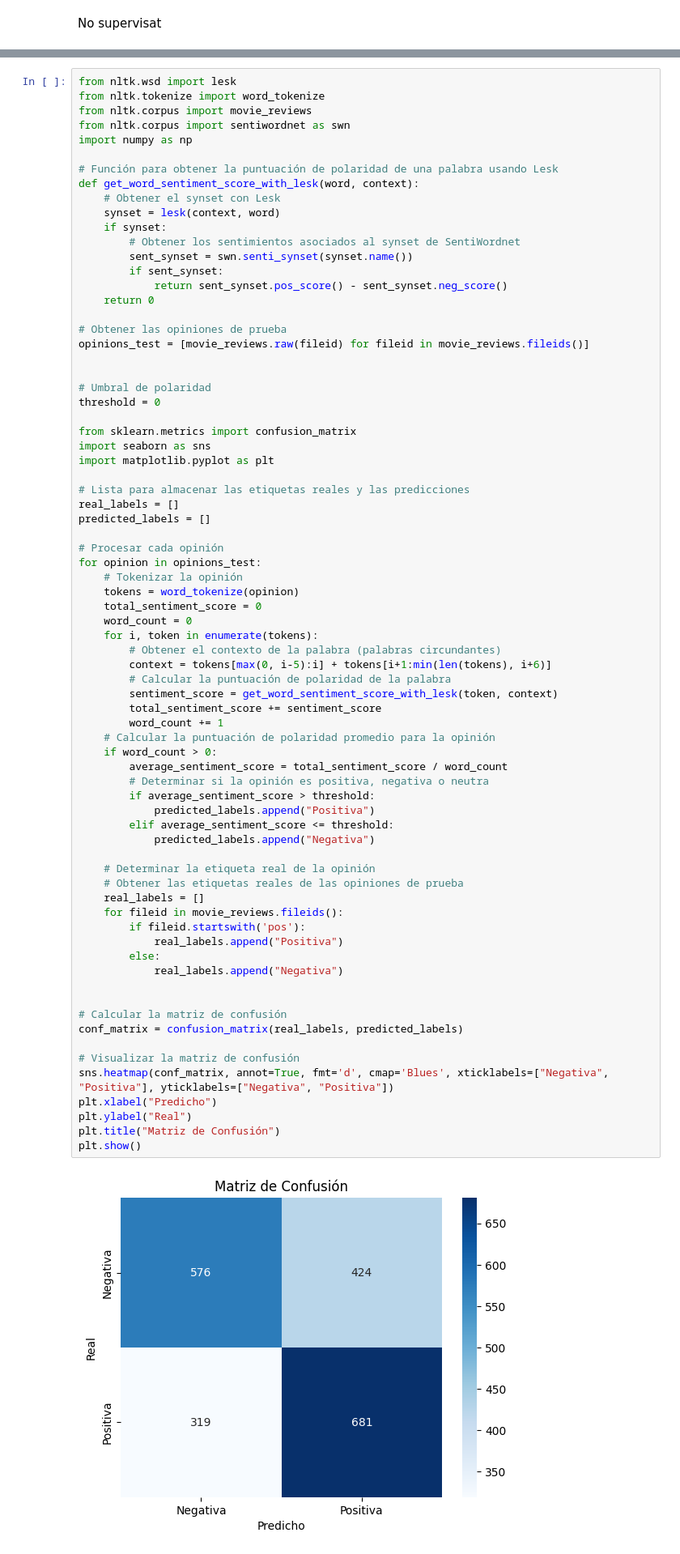
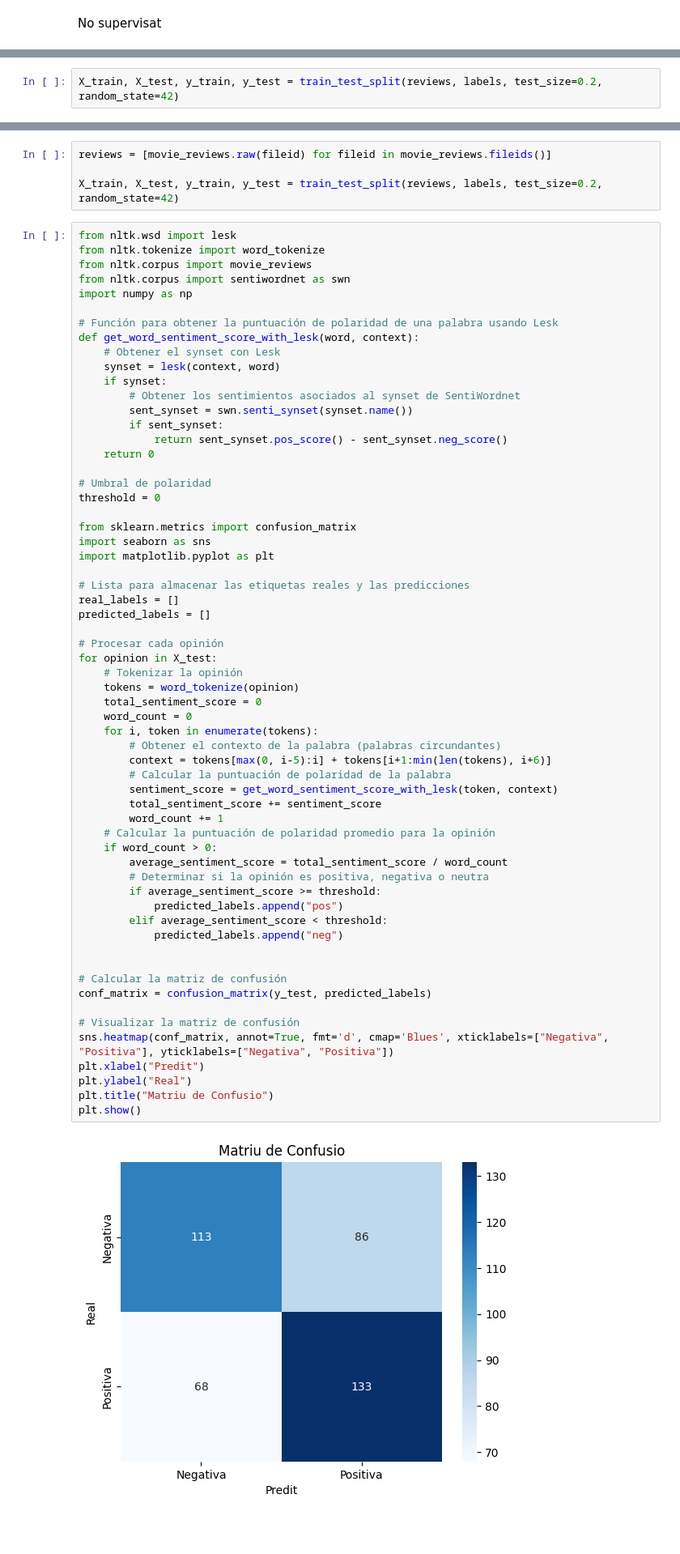
Before and after one commit to polmf/Detecci-d-opinions, a Jupyter notebook: prova.ipynb, the cells around one changed output, grey strips where cells are left out. Shown: that part at 81% size. Saved outputs shown, nothing was run; the diff lists cells and outputs as text; blank space fills up the shorter version.

```diff
--- a/prova.ipynb
+++ b/prova.ipynb
@@ -218,2 +192,4 @@ nltk.download('sentiwordnet')
 True
+# %%
+X_train, X_test, y_train, y_test = train_test_split(reviews, labels, test_size=0.2, random_state=42)
 # %%
@@ -273,3 +258,7 @@ for opinion in opinions_test:
+# %%
+reviews = [movie_reviews.raw(fileid) for fileid in movie_reviews.fileids()]
+
+X_train, X_test, y_train, y_test = train_test_split(reviews, labels, test_size=0.2, random_state=42)
 # %%
 from nltk.wsd import lesk
 from nltk.tokenize import word_tokenize
@@ -288,10 +277,6 @@ def get_word_sentiment_score_with_lesk(word, context):
             return sent_synset.pos_score() - sent_synset.neg_score()
     return 0
 
-# Obtener las opiniones de prueba
-opinions_test = [movie_reviews.raw(fileid) for fileid in movie_reviews.fileids()]
-
-
 # Umbral de polaridad
 threshold = 0
 
@@ -301,48 +286,39 @@ import matplotlib.pyplot as plt
 
 # Lista para almacenar las etiquetas reales y las predicciones
 real_labels = []
 predicted_labels = []
 
 # Procesar cada opinión
-for opinion in opinions_test:
+for opinion in X_test:
     # Tokenizar la opinión
     tokens = word_tokenize(opinion)
     total_sentiment_score = 0
     word_count = 0
     for i, token in enumerate(tokens):
         # Obtener el contexto de la palabra (palabras circundantes)
         context = tokens[max(0, i-5):i] + tokens[i+1:min(len(tokens), i+6)]
         # Calcular la puntuación de polaridad de la palabra
         sentiment_score = get_word_sentiment_score_with_lesk(token, context)
         total_sentiment_score += sentiment_score
         word_count += 1
     # Calcular la puntuación de polaridad promedio para la opinión
     if word_count > 0:
         average_sentiment_score = total_sentiment_score / word_count
         # Determinar si la opinión es positiva, negativa o neutra
-        if average_sentiment_score > threshold:
-            predicted_labels.append("Positiva")
-        elif average_sentiment_score <= threshold:
-            predicted_labels.append("Negativa")
-
-    # Determinar la etiqueta real de la opinión
-    # Obtener las etiquetas reales de las opiniones de prueba
-    real_labels = []
-    for fileid in movie_reviews.fileids():
-        if fileid.startswith('pos'):
-            real_labels.append("Positiva")
-        else:
-            real_labels.append("Negativa")
+        if average_sentiment_score >= threshold:
+            predicted_labels.append("pos")
+        elif average_sentiment_score < threshold:
+            predicted_labels.append("neg")
 
 
 # Calcular la matriz de confusión
-conf_matrix = confusion_matrix(real_labels, predicted_labels)
+conf_matrix = confusion_matrix(y_test, predicted_labels)
 
 # Visualizar la matriz de confusión
 sns.heatmap(conf_matrix, annot=True, fmt='d', cmap='Blues', xticklabels=["Negativa", "Positiva"], yticklabels=["Negativa", "Positiva"])
-plt.xlabel("Predicho")
+plt.xlabel("Predit")
 plt.ylabel("Real")
-plt.title("Matriz de Confusión")
+plt.title("Matriu de Confusio")
 plt.show()
 # %% [output]
-[figure, old version]
+[figure, new version]
```
Also changed, not shown: parts of 13 cells of this notebook.
